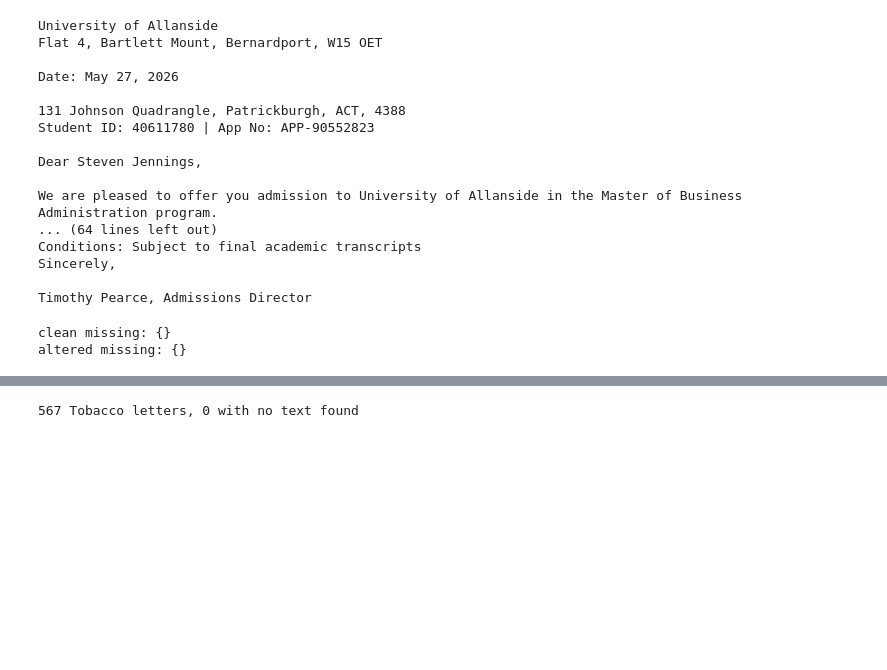
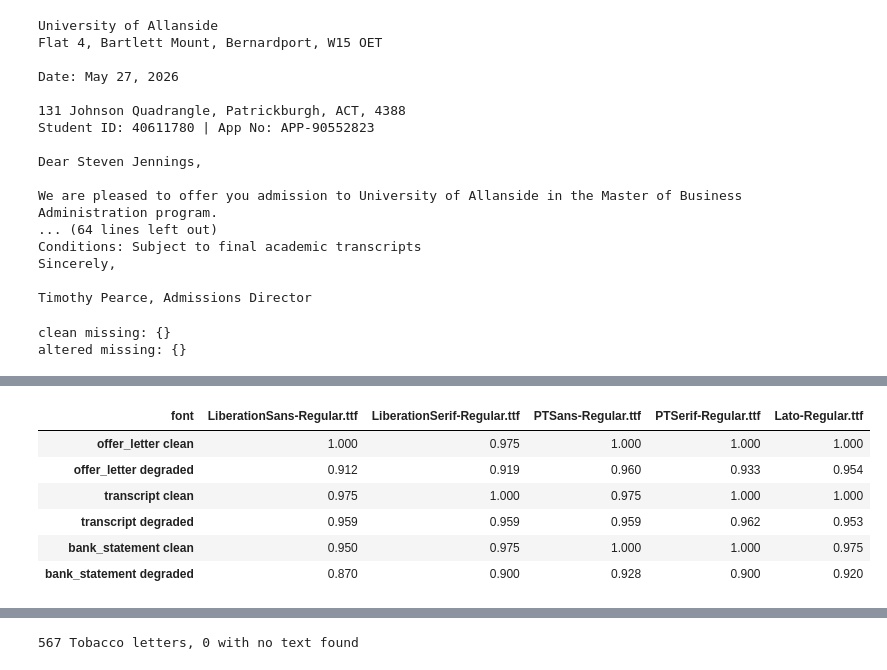
Before and after one commit to upretisaurav/doc-verify, a Jupyter notebook: notebooks/offer_letter_date_setup.ipynb, the cells around one changed output, grey strips where cells are left out. Cells and saved outputs as stored; diff of their text form; code cells hidden in the pictures; blank space fills up the shorter version.

```diff
--- a/notebooks/offer_letter_date_setup.ipynb
+++ b/notebooks/offer_letter_date_setup.ipynb
@@ -111,3 +135,13 @@ for name in ["transcript_01", "bank_02"]:
+# %%
+font_test(FONTS).round(3).T
+# %% [output]
+| font | LiberationSans-Regular.ttf | LiberationSerif-Regular.ttf | PTSans-Regular.ttf | PTSerif-Regular.ttf | Lato-Regular.ttf |
+| offer_letter clean | 1.000 | 0.975 | 1.000 | 1.000 | 1.000 |
+| offer_letter degraded | 0.912 | 0.919 | 0.960 | 0.933 | 0.954 |
+| transcript clean | 0.975 | 1.000 | 0.975 | 1.000 | 1.000 |
+| transcript degraded | 0.959 | 0.959 | 0.959 | 0.962 | 0.953 |
+| bank_statement clean | 0.950 | 0.975 | 1.000 | 1.000 | 0.975 |
+| bank_statement degraded | 0.870 | 0.900 | 0.928 | 0.900 | 0.920 |
 # %%
 STRENGTHS = [0, 0.25, 0.5, 0.55, 0.6, 0.65, 0.7, 0.75, 1]
 
```
Also changed, not shown: parts of 14 cells of this notebook, 16 other files.
